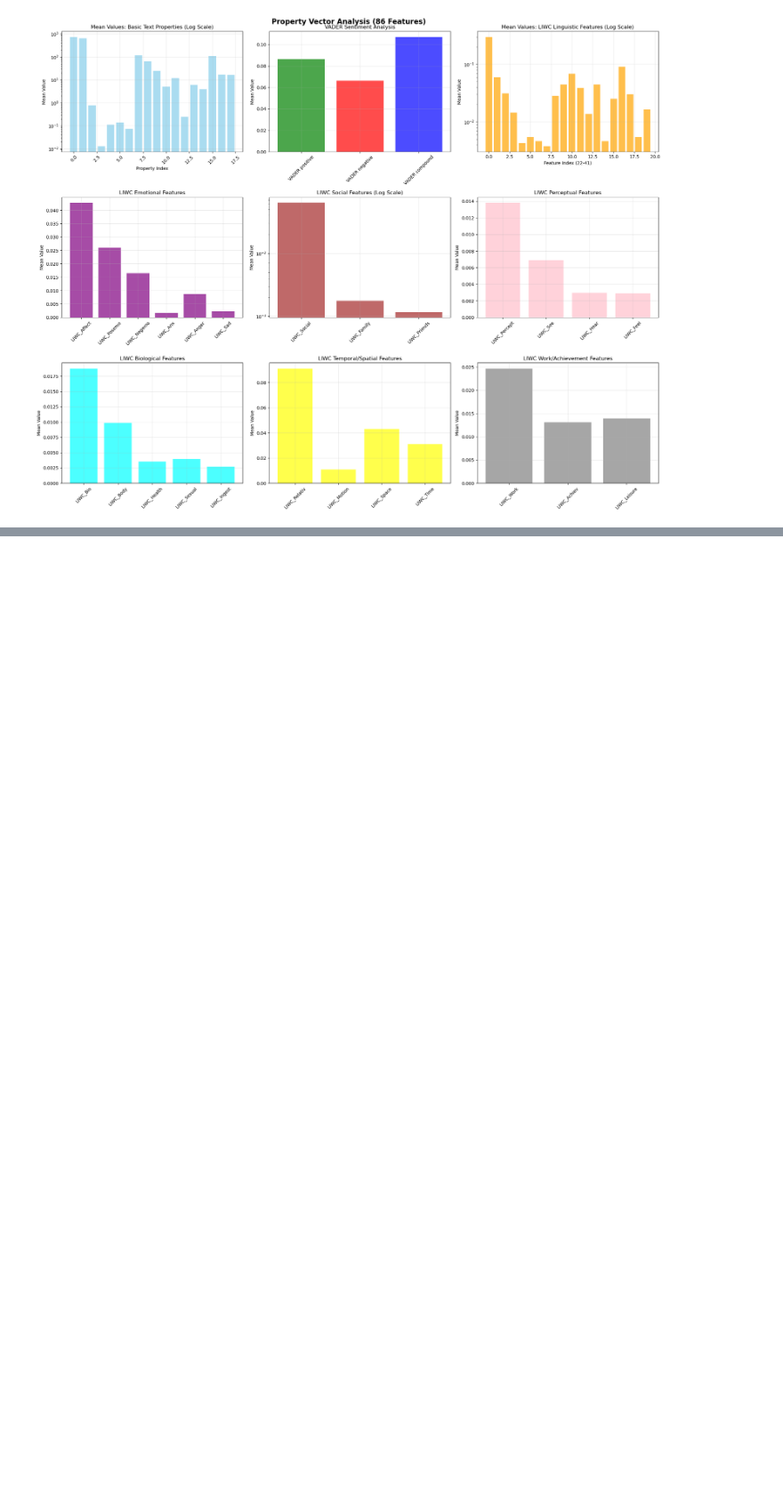
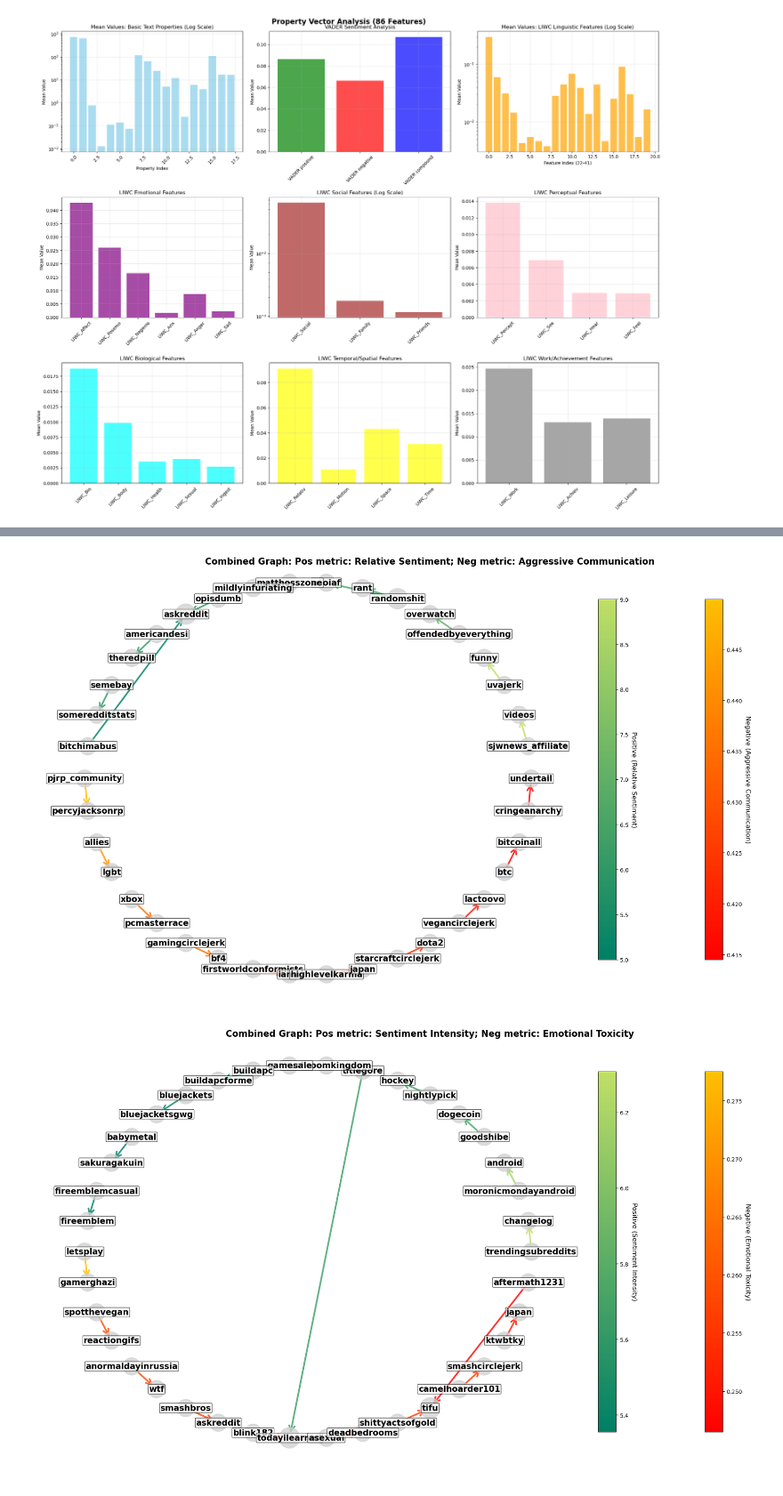
Before and after one commit to EPFLHenrik/ViralRedditCookbook, a Jupyter notebook: results.ipynb, the cells around one changed output, grey strips where cells are left out. Shown at 89% size. Cells and saved outputs as stored; diff of their text form; code cells hidden in the pictures; blank space fills up the shorter version.

```diff
--- a/results.ipynb
+++ b/results.ipynb
@@ -80,0 +76,19 @@ create_and_visualize_graph(G, 'sentiment_intensity', sentiment='neg', top_n=20,
+# %%
+from src.utils.data_utils import load_reddit_graph
+import random
+import numpy as np
+
+G = load_reddit_graph()
+random.seed(42)
+np.random.seed(42)
+# %%
+from src.analysis.create_sentiment_graph import create_and_visualize_combined_graph
+
+# create_and_visualize_combined_graph(G, metric_pos='sentiment_ratio', metric_neg='sentiment_ratio', top_n_neg=10, top_n_pos=10, show=True)
+# create_and_visualize_combined_graph(G, metric_pos='sentiment_frequency', metric_neg='direct_hate_score', top_n_neg=10, top_n_pos=10, show=True)
+create_and_visualize_combined_graph(G, metric_pos='relative_sentiment', metric_neg='aggressive_communication', top_n_neg=10, top_n_pos=10, show=True)
+create_and_visualize_combined_graph(G, metric_pos='sentiment_intensity', metric_neg='emotional_toxicity', top_n_neg=10, top_n_pos=10, show=True)
+# create_and_visualize_combined_graph(G, metric_pos='sentiment_count', metric_neg='social_conflict', top_n_neg=10, top_n_pos=10, show=True)
+# %% [output]
+[figure, added]
+[figure, added]
```
Also changed, not shown: parts of 2 cells of this notebook, 22 other files.
